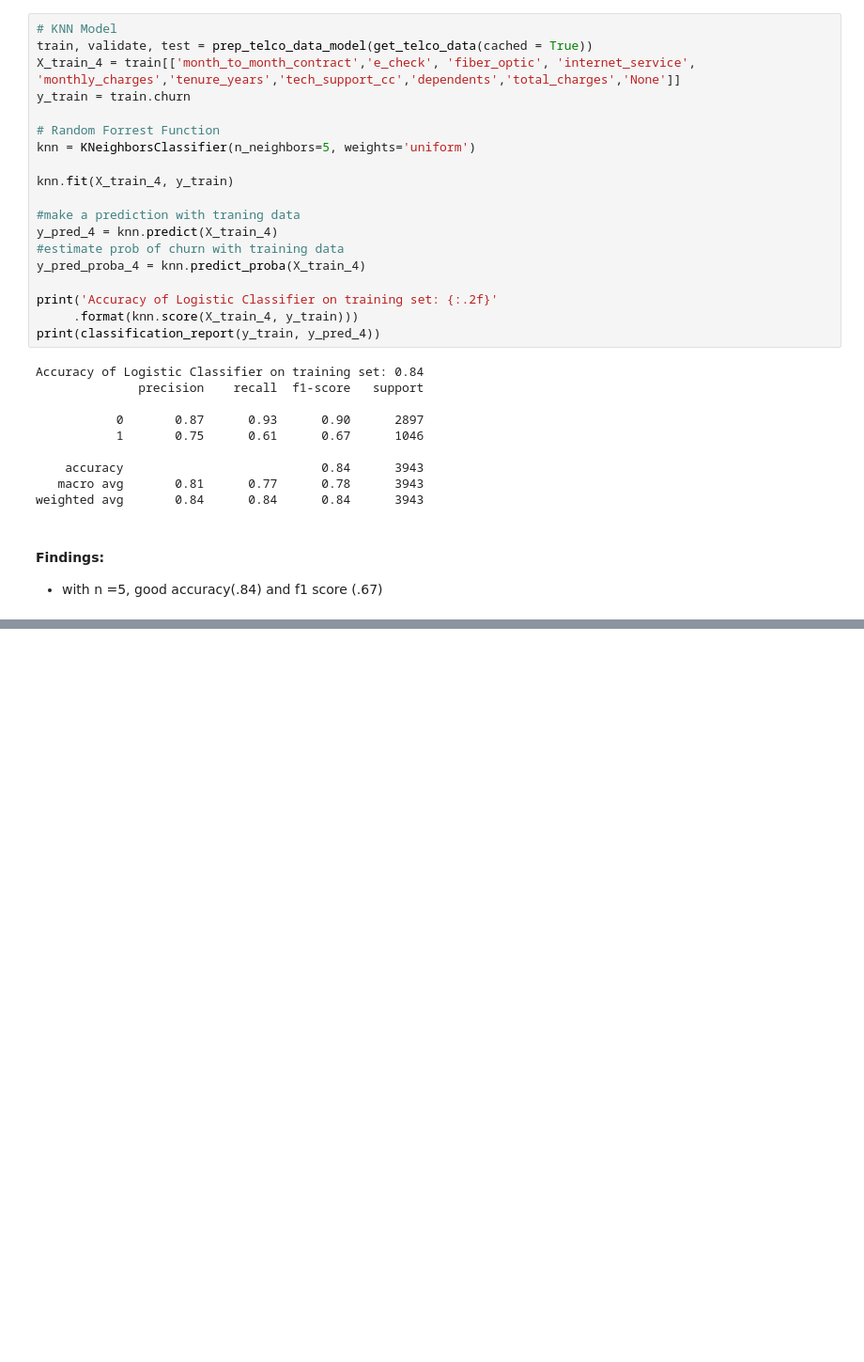
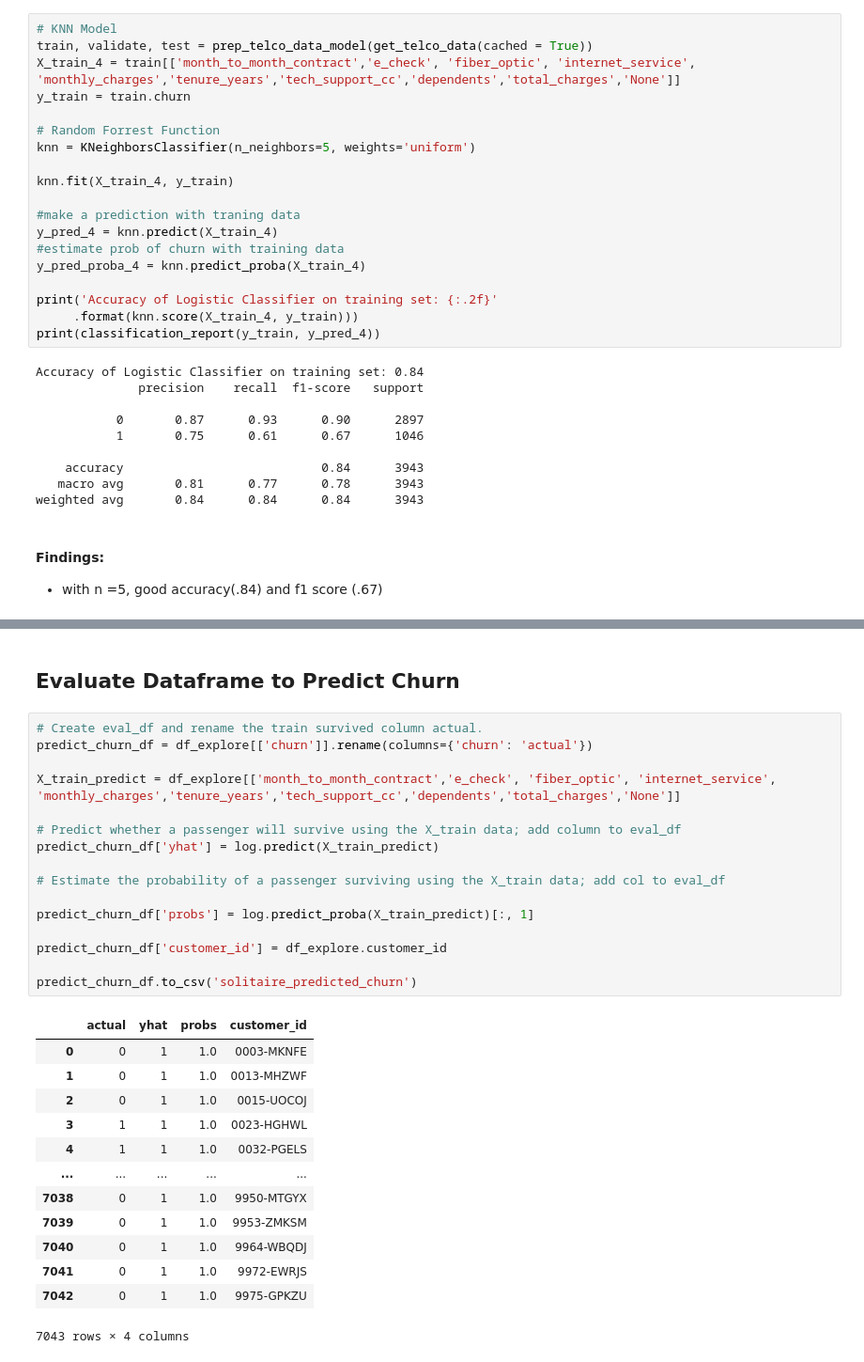
Before and after one commit to CSolitaire/telco_churn, a Jupyter notebook: solitaire_classification_project.ipynb, the cells around one changed output, grey strips where cells are left out. Shown at 94% size. Drawn from its saved outputs; the diff is of its cells as text; blank space fills up the shorter version.

```diff
--- a/solitaire_classification_project.ipynb
+++ b/solitaire_classification_project.ipynb
@@ -613,0 +745,32 @@ y_pred_proba_4 = knn.predict_proba(X_validate_4)
+# %% [markdown]
+## Evaluate Dataframe to Predict Churn
+# %%
+# Create eval_df and rename the train survived column actual.
+predict_churn_df = df_explore[['churn']].rename(columns={'churn': 'actual'})
+
+X_train_predict = df_explore[['month_to_month_contract','e_check', 'fiber_optic', 'internet_service', 'monthly_charges','tenure_years','tech_support_cc','dependents','total_charges','None']]
+
+# Predict whether a passenger will survive using the X_train data; add column to eval_df
+predict_churn_df['yhat'] = log.predict(X_train_predict)
+
+# Estimate the probability of a passenger surviving using the X_train data; add col to eval_df
+
+predict_churn_df['probs'] = log.predict_proba(X_train_predict)[:, 1]
+
+predict_churn_df['customer_id'] = df_explore.customer_id
+
+predict_churn_df.to_csv('solitaire_predicted_churn')
+# %% [output]
+|  | actual | yhat | probs | customer_id |
+| 0 | 0 | 1 | 1.0 | 0003-MKNFE |
+| 1 | 0 | 1 | 1.0 | 0013-MHZWF |
+| 2 | 0 | 1 | 1.0 | 0015-UOCOJ |
+| 3 | 1 | 1 | 1.0 | 0023-HGHWL |
+| 4 | 1 | 1 | 1.0 | 0032-PGELS |
+| ... | ... | ... | ... | ... |
+| 7038 | 0 | 1 | 1.0 | 9950-MTGYX |
+| 7039 | 0 | 1 | 1.0 | 9953-ZMKSM |
+| 7040 | 0 | 1 | 1.0 | 9964-WBQDJ |
+| 7041 | 0 | 1 | 1.0 | 9972-EWRJS |
+| 7042 | 0 | 1 | 1.0 | 9975-GPKZU |
+7043 rows × 4 columns
```
Also changed, not shown: parts of 10 cells of this notebook, 1 other file.
